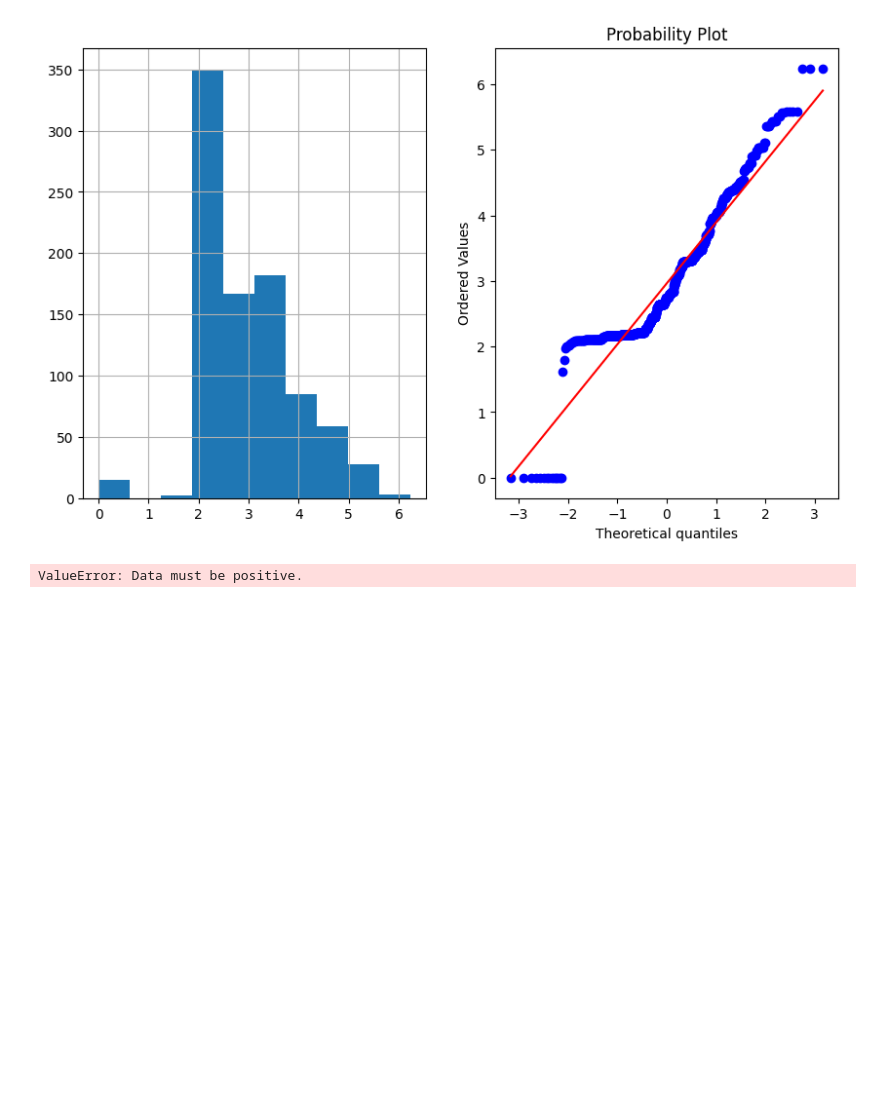
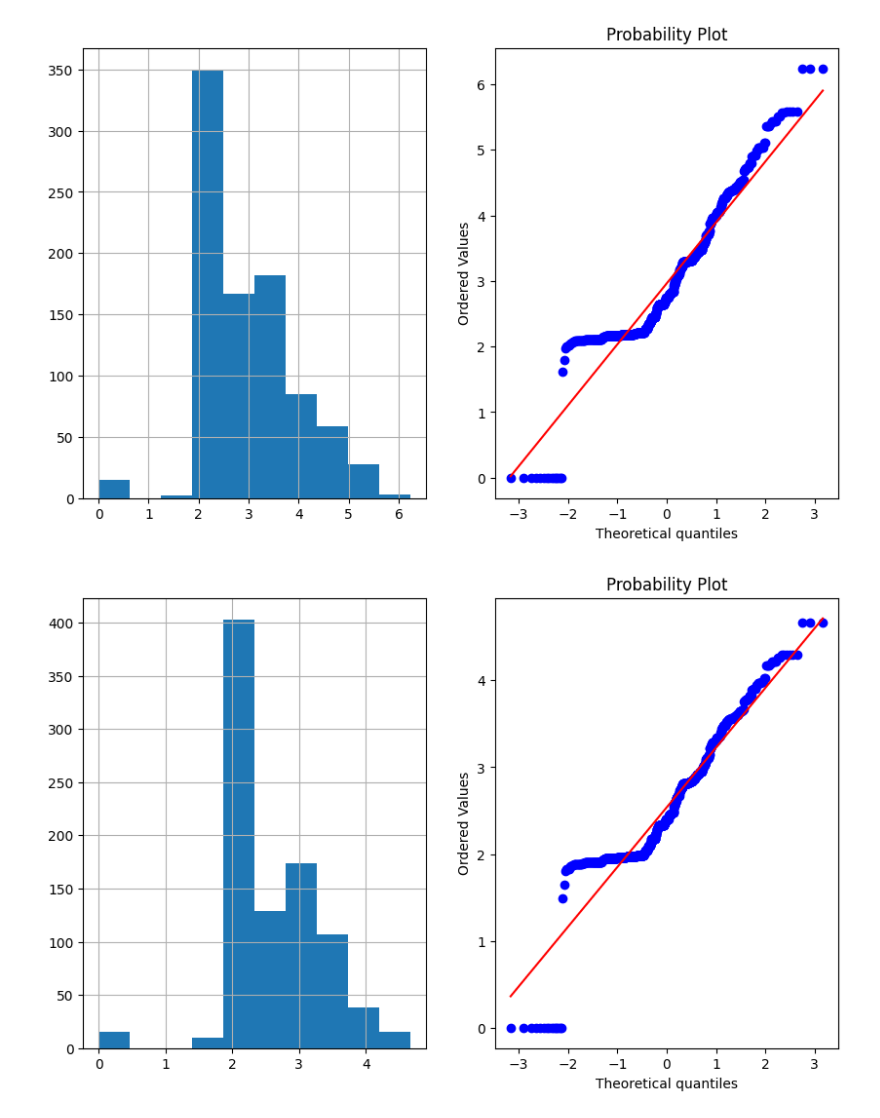
Before and after one commit to Sonalisurvee/Data_Science_Practice-_Set1, a Jupyter notebook: Data_preprocessing/Feature_engineering/FE_Normalization And Standardization.ipynb, the cells around one changed output. Drawn from its saved outputs; the diff is of its cells as text; code cells hidden in the pictures; blank space fills up the shorter version.

```diff
--- a/Data_preprocessing/Feature_engineering/FE_Normalization And Standardization.ipynb
+++ b/Data_preprocessing/Feature_engineering/FE_Normalization And Standardization.ipynb
@@ -457,8 +457,11 @@ plot_data(df,'Fare_log')
 # %%
 # df['Fare_Boxcox'],parameters=stat.boxcox(df['Fare'])
 # plot_data(df,'Fare_Boxcox')
+# ValueError: Data must be positive.
 
-df['Fare_Boxcox'],parameters=stat.boxcox(df['Fare'])
+
+
+df['Fare_Boxcox'],parameters=stat.boxcox(df['Fare']+1)
 plot_data(df,'Fare_Boxcox')
 # %% [output]
-ValueError: Data must be positive.
+[figure, added]
```
Also changed, not shown: parts of 1 cell of this notebook, 7 other files.
